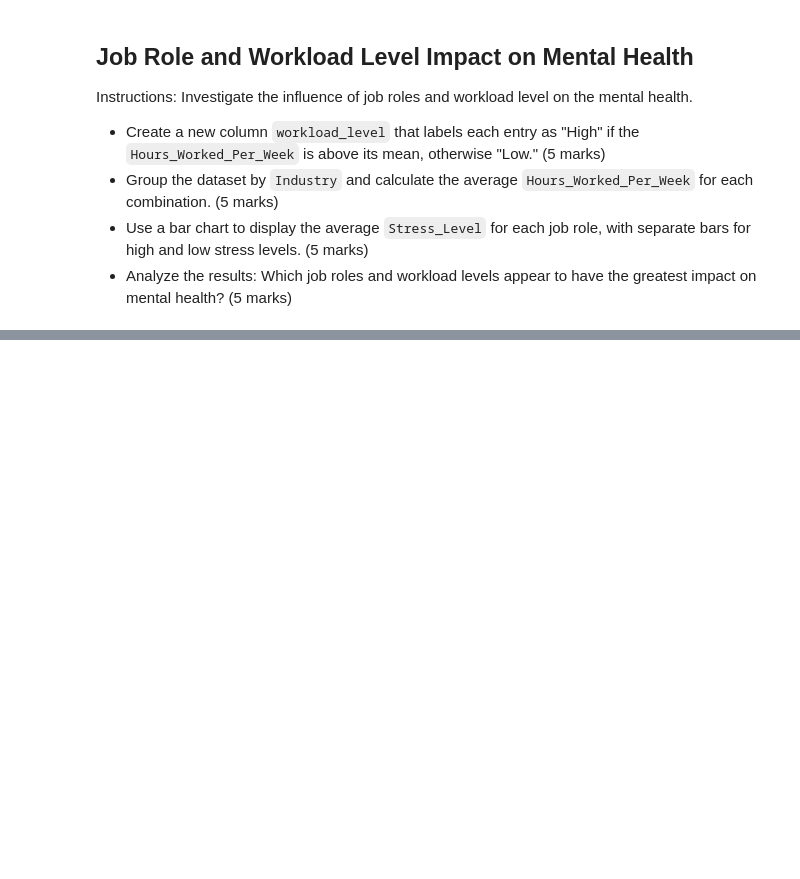
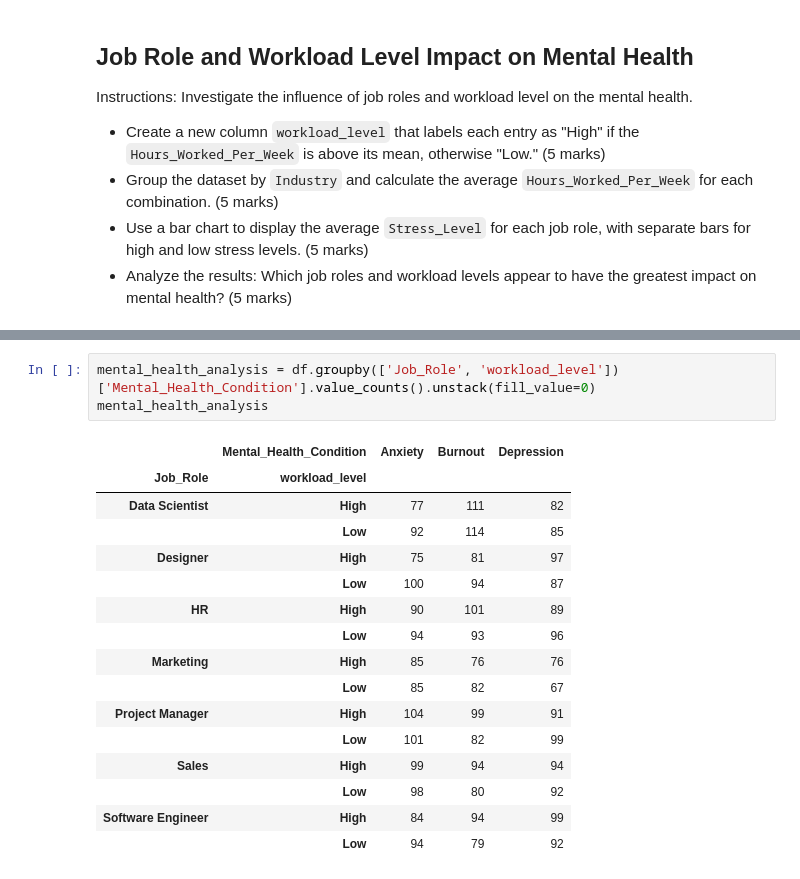
Before and after one commit to kuruxxii/PythonDA-course-assessment-submission, a Jupyter notebook: Assessment/Data_Analytics_with_Python_Assessment.ipynb, the cells around one changed output, grey strips where cells are left out. Saved outputs shown, nothing was run; the diff lists cells and outputs as text; blank space fills up the shorter version.

```diff
--- a/Assessment/Data_Analytics_with_Python_Assessment.ipynb
+++ b/Assessment/Data_Analytics_with_Python_Assessment.ipynb
@@ -523,0 +557,20 @@ Instructions: Investigate the influence of job roles and workload level on the m
+# %%
+mental_health_analysis = df.groupby(['Job_Role', 'workload_level'])['Mental_Health_Condition'].value_counts().unstack(fill_value=0)
+mental_health_analysis
+# %% [output]
+|  | Mental_Health_Condition | Anxiety | Burnout | Depression |
+| Job_Role | workload_level |  |  |  |
+| Data Scientist | High | 77 | 111 | 82 |
+|  | Low | 92 | 114 | 85 |
+| Designer | High | 75 | 81 | 97 |
+|  | Low | 100 | 94 | 87 |
+| HR | High | 90 | 101 | 89 |
+|  | Low | 94 | 93 | 96 |
+| Marketing | High | 85 | 76 | 76 |
+|  | Low | 85 | 82 | 67 |
+| Project Manager | High | 104 | 99 | 91 |
+|  | Low | 101 | 82 | 99 |
+| Sales | High | 99 | 94 | 94 |
+|  | Low | 98 | 80 | 92 |
+| Software Engineer | High | 84 | 94 | 99 |
+|  | Low | 94 | 79 | 92 |
```
Also changed, not shown: parts of 4 cells of this notebook.
